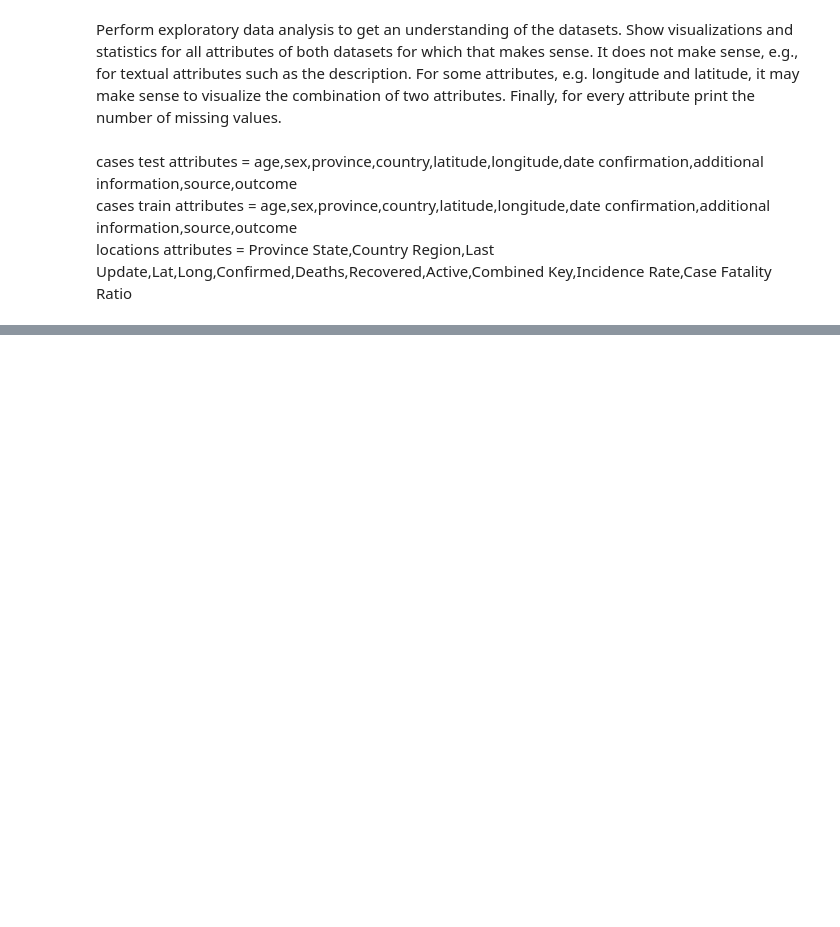
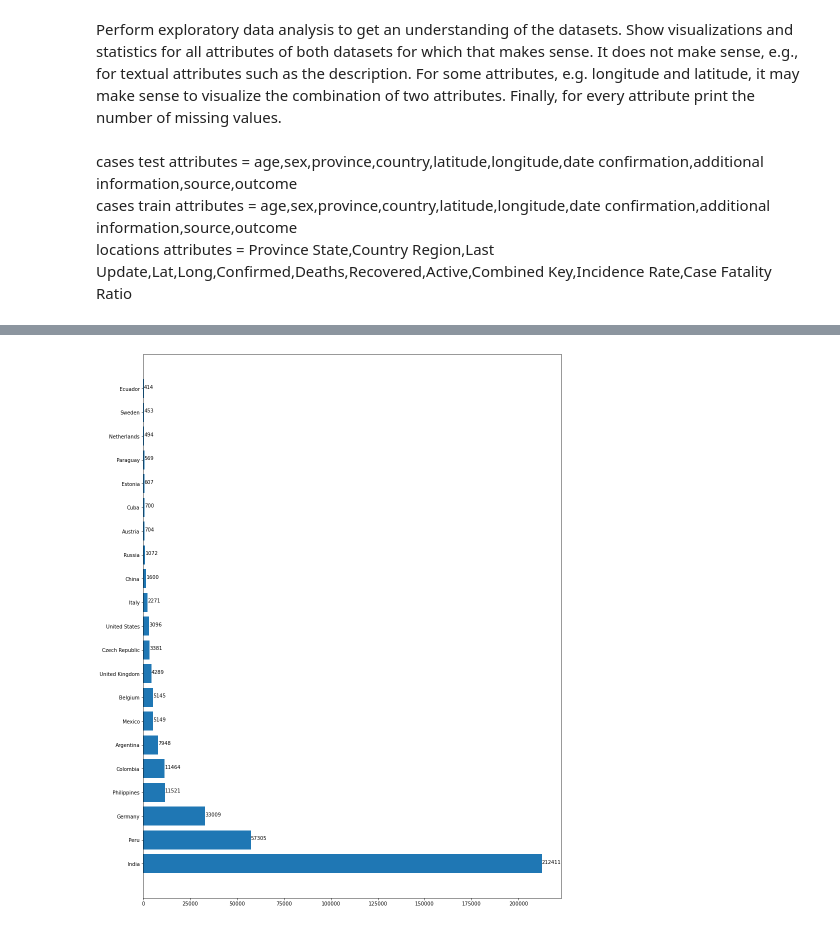
Before and after one commit to shaygrose/459Proj, a Jupyter notebook: src/eda.ipynb, the cells around one changed output, grey strips where cells are left out. Cells and saved outputs as stored; diff of their text form; code cells hidden in the pictures; blank space fills up the shorter version.

```diff
--- a/src/eda.ipynb
+++ b/src/eda.ipynb
@@ -17,0 +55,12 @@ locations attributes = Province State,Country Region,Last Update,Lat,Long,Confir
+# %%
+country = train['country'].value_counts()
+country_more = country[country > 400]
+country_less = country[country <= 400]
+xlocs_more = [i for i in country_more.index]
+ylocs_more = [i for i in country_more]
+plt.figure(figsize=(15,20))
+plt.barh(xlocs_more, ylocs_more)
+for index, value in enumerate(ylocs_more):
+    plt.text(value, index, str(value))
+# %% [output]
+[figure, added]
```
Also changed, not shown: parts of 8 cells of this notebook, 2 other files.
